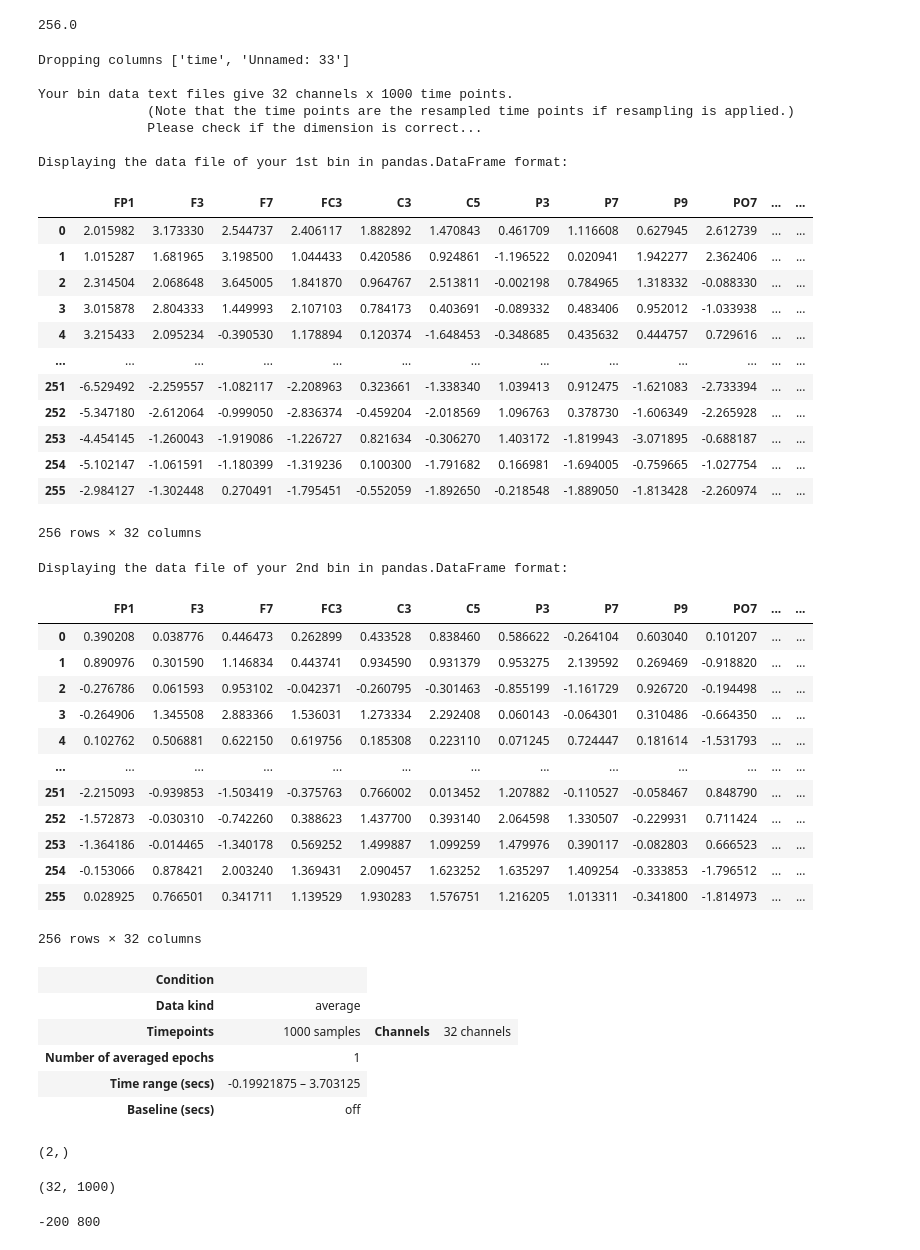
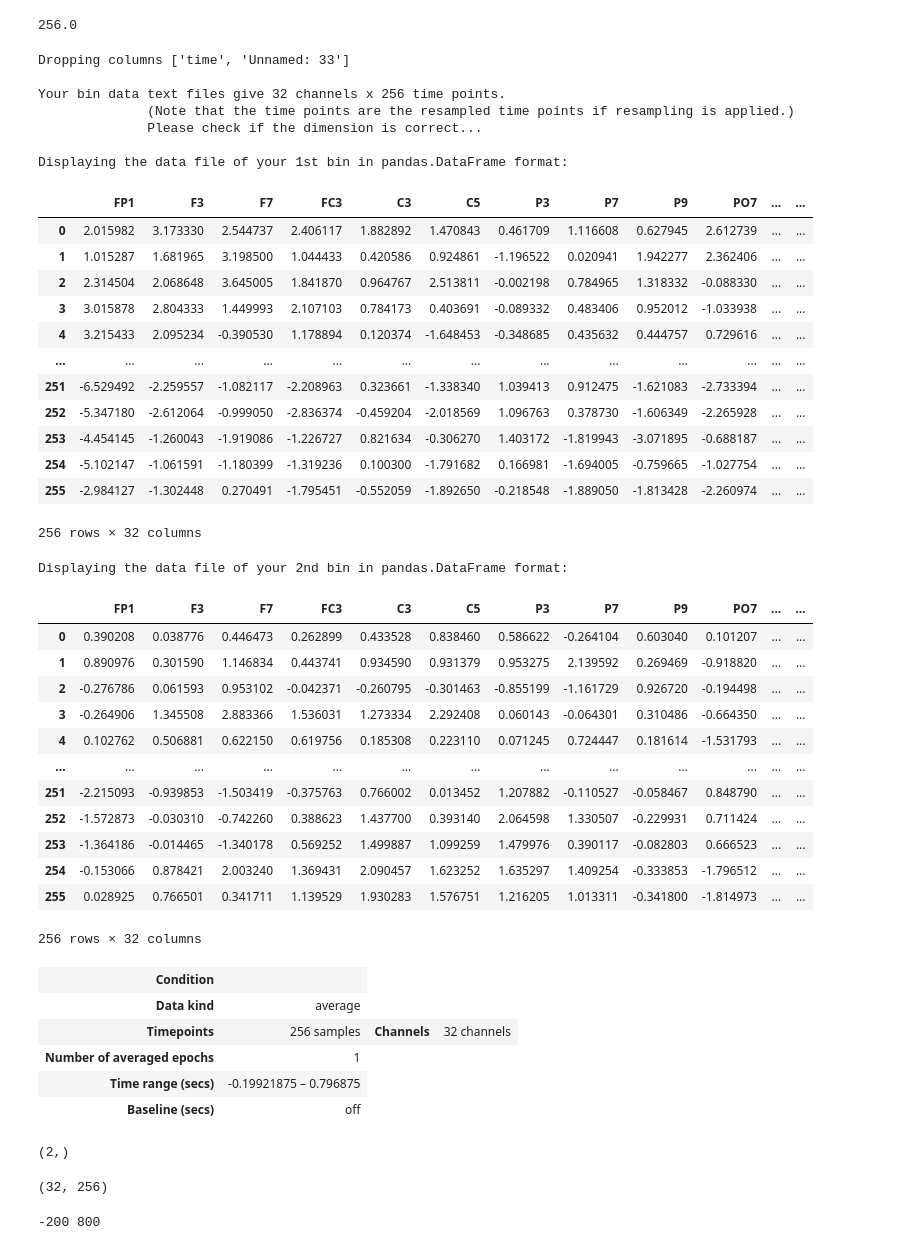
Before and after one commit to amandalin047/ERP_2023Fall, a Jupyter notebook: diff_waves/data_visualization_v3.ipynb, the cells around one changed output. Drawn from its saved outputs; the diff is of its cells as text; code cells hidden in the pictures.

```diff
--- a/diff_waves/data_visualization_v3.ipynb
+++ b/diff_waves/data_visualization_v3.ipynb
@@ -37,7 +37,7 @@ def align_bindata_files(bins, prefix, path, start=10, end=-5, end_except=-4):
 
 
 Evoked_Wrapper = namedtuple('Evoked_Wrapper',
-                            ['evokeds','data','bins','ch_names','tmin','tmax'])
+                            ['evokeds', 'info','data','bins','ch_names','tmin','tmax'])
 
 
 def evoked_wrapper_from_data(bins, path, files, tmin, info, col_to_drop=['time','Unnamed: 35'], sep='	', resample=False,
@@ -72,9 +72,9 @@ def evoked_wrapper_from_data(bins, path, files, tmin, info, col_to_drop=['time',
             print(f'Displaying the data file of your {num} bin in pandas.DataFrame format:\n')
             display(dfs[i-1]) if not dfs[i-1].empty else print("Ooops! You've got an empty DataFrame!\n\n")
 
-    evoked_wrapper = Evoked_Wrapper(evokeds, data, bins,
+    evoked_wrapper = Evoked_Wrapper(evokeds, info, data, bins,
                                     evokeds[0].ch_names,
-                                    int(tmin*1000),int(data[0].shape[1])+int(tmin*1000))
+                                    int(tmin*1000),int(data[0].shape[1]*1000/info['sfreq'])+int(tmin*1000))
     return evoked_wrapper
 
 
@@ -84,13 +84,15 @@ def my_plots(evoked_wrapper, layout=None, pos_dict=None, xlabel_pos=None, ylabel
              loc='', borderpad=None, bbox_to_anchor=[],
              pad=1.08, save=False, fname=None):
 
-    evokeds, data, bins, ch_names, tmin, tmax = evoked_wrapper
+    evokeds, info, data, bins, ch_names, tmin, tmax = evoked_wrapper
+    N = data[0].shape[1]
 
     ch_dict = {}
     for i, x in enumerate(ch_names):
         ch_dict[x] = i
 
-    t = [i for i in range(tmin, tmax)]
+    t = [i for i in range(1, N+1)]
+    actual_xticks = [(i-tmin)*N/(tmax-tmin) for i in xticks]
 
     if layout == 'Classic ERP':
         figure, axes = plt.subplots(nrows,ncols, figsize=figsize, sharey=True)
@@ -101,14 +103,14 @@ def my_plots(evoked_wrapper, layout=None, pos_dict=None, xlabel_pos=None, ylabel
             for i, x in enumerate(bins_to_plot):
                 ax.plot(t, data[bins[x]][ch_dict[ch]],
                         linestyle=linestyles[i], color=colors[i], label=x)
-            ax.axvline(x=0, color='black', linewidth=0.5)
+            ax.axvline(x=abs(tmin)/(tmax-tmin)*N, color='black', linewidth=0.5)
             ax.axhline(y=0, color='black', linewidth=0.5)
             ax.set_title(ch)
             ax.set_xlabel('Time (ms)') # xlabel fontsize and labelpad not customized yet
-            if xlim != (0,0): ax.set_xlim(xlim[0], xlim[1])
-            ax.set_xticks(xticks)
+            ax.set_xlim((xlim[0]-tmin)*N/(tmax-tmin), (xlim[1]-tmin)*N/(tmax-tmin))
+            ax.set_xticks(actual_xticks, labels=xticks)
             ax.set_ylabel('µV') # ylabel fontsize and labelpad not customized yet
-            if ylim != (0,0): ax.set_ylim(ylim[0], ylim[1])
+            ax.set_ylim(ylim[0], ylim[1])
             ax.set_yticks(yticks)
             ax.invert_yaxis()
             ax.yaxis.set_tick_params(labelbottom=True) # yticks label fontsize not customized yet
@@ -134,11 +136,11 @@ def my_plots(evoked_wrapper, layout=None, pos_dict=None, xlabel_pos=None, ylabel
             ax = plt.subplot(nrows, ncols, pos_dict[ch]+1)
             for i, x in enumerate(bins_to_plot):
                 ax.plot(t, data[bins[x]][ch_dict[ch]], linestyle=linestyles[i], color=colors[i], label=x)
-            ax.axvline(x=0, color='black', linewidth=0.5)
+            ax.axvline(x=abs(tmin)/(tmax-tmin)*N, color='black', linewidth=0.5)
             ax.axhline(y=0, color='black', linewidth=0.5)
             ax.set_title(ch, fontsize=40) # title fontsize not customized yet
-            ax.set_xlim(xlim[0], xlim[1])
-            ax.set_xticks(xticks)
+            ax.set_xlim((xlim[0]-tmin)*N/(tmax-tmin), (xlim[1]-tmin)*N/(tmax-tmin))
+            ax.set_xticks(actual_xticks, labels=xticks)
             ax.set_ylim(ylim[0], ylim[1])
             ax.set_yticks(yticks)
             ax.invert_yaxis()  # negative up
@@ -227,53 +229,53 @@ print(info['sfreq'])
 256.0
 # %%
 evoked_wrapper = evoked_wrapper_from_data(bins, 'avg_erp_bins', files, -0.2, info,
-                              col_to_drop=['time','Unnamed: 33'], sep='	', resample=True, disp=(1,2))
+                              col_to_drop=['time','Unnamed: 33'], sep='	', resample=False, disp=(1,2))
 
 display(evoked_wrapper.evokeds[0])
 display(evoked_wrapper.data.shape, evoked_wrapper.data[0].shape)
 # %% [output]
 Dropping columns ['time', 'Unnamed: 33']
 
-Your bin data text files give 32 channels x 1000 time points.
+Your bin data text files give 32 channels x 256 time points.
               (Note that the time points are the resampled time points if resampling is applied.)
               Please check if the dimension is correct...
 
 Displaying the data file of your 1st bin in pandas.DataFrame format:
 |  | FP1 | F3 | F7 | FC3 | C3 | C5 | P3 | P7 | P9 | PO7 | ... | ... |
 | 0 | 2.015982 | 3.173330 | 2.544737 | 2.406117 | 1.882892 | 1.470843 | 0.461709 | 1.116608 | 0.627945 | 2.612739 | ... | ... |
 | 1 | 1.015287 | 1.681965 | 3.198500 | 1.044433 | 0.420586 | 0.924861 | -1.196522 | 0.020941 | 1.942277 | 2.362406 | ... | ... |
 | 2 | 2.314504 | 2.068648 | 3.645005 | 1.841870 | 0.964767 | 2.513811 | -0.002198 | 0.784965 | 1.318332 | -0.088330 | ... | ... |
 | 3 | 3.015878 | 2.804333 | 1.449993 | 2.107103 | 0.784173 | 0.403691 | -0.089332 | 0.483406 | 0.952012 | -1.033938 | ... | ... |
 | 4 | 3.215433 | 2.095234 | -0.390530 | 1.178894 | 0.120374 | -1.648453 | -0.348685 | 0.435632 | 0.444757 | 0.729616 | ... | ... |
 | ... | ... | ... | ... | ... | ... | ... | ... | ... | ... | ... | ... | ... |
 | 251 | -6.529492 | -2.259557 | -1.082117 | -2.208963 | 0.323661 | -1.338340 | 1.039413 | 0.912475 | -1.621083 | -2.733394 | ... | ... |
 | 252 | -5.347180 | -2.612064 | -0.999050 | -2.836374 | -0.459204 | -2.018569 | 1.096763 | 0.378730 | -1.606349 | -2.265928 | ... | ... |
 | 253 | -4.454145 | -1.260043 | -1.919086 | -1.226727 | 0.821634 | -0.306270 | 1.403172 | -1.819943 | -3.071895 | -0.688187 | ... | ... |
 | 254 | -5.102147 | -1.061591 | -1.180399 | -1.319236 | 0.100300 | -1.791682 | 0.166981 | -1.694005 | -0.759665 | -1.027754 | ... | ... |
 | 255 | -2.984127 | -1.302448 | 0.270491 | -1.795451 | -0.552059 | -1.892650 | -0.218548 | -1.889050 | -1.813428 | -2.260974 | ... | ... |
 256 rows × 32 columns
 Displaying the data file of your 2nd bin in pandas.DataFrame format:
 |  | FP1 | F3 | F7 | FC3 | C3 | C5 | P3 | P7 | P9 | PO7 | ... | ... |
 | 0 | 0.390208 | 0.038776 | 0.446473 | 0.262899 | 0.433528 | 0.838460 | 0.586622 | -0.264104 | 0.603040 | 0.101207 | ... | ... |
 | 1 | 0.890976 | 0.301590 | 1.146834 | 0.443741 | 0.934590 | 0.931379 | 0.953275 | 2.139592 | 0.269469 | -0.918820 | ... | ... |
 | 2 | -0.276786 | 0.061593 | 0.953102 | -0.042371 | -0.260795 | -0.301463 | -0.855199 | -1.161729 | 0.926720 | -0.194498 | ... | ... |
 | 3 | -0.264906 | 1.345508 | 2.883366 | 1.536031 | 1.273334 | 2.292408 | 0.060143 | -0.064301 | 0.310486 | -0.664350 | ... | ... |
 | 4 | 0.102762 | 0.506881 | 0.622150 | 0.619756 | 0.185308 | 0.223110 | 0.071245 | 0.724447 | 0.181614 | -1.531793 | ... | ... |
 | ... | ... | ... | ... | ... | ... | ... | ... | ... | ... | ... | ... | ... |
 | 251 | -2.215093 | -0.939853 | -1.503419 | -0.375763 | 0.766002 | 0.013452 | 1.207882 | -0.110527 | -0.058467 | 0.848790 | ... | ... |
 | 252 | -1.572873 | -0.030310 | -0.742260 | 0.388623 | 1.437700 | 0.393140 | 2.064598 | 1.330507 | -0.229931 | 0.711424 | ... | ... |
 | 253 | -1.364186 | -0.014465 | -1.340178 | 0.569252 | 1.499887 | 1.099259 | 1.479976 | 0.390117 | -0.082803 | 0.666523 | ... | ... |
 | 254 | -0.153066 | 0.878421 | 2.003240 | 1.369431 | 2.090457 | 1.623252 | 1.635297 | 1.409254 | -0.333853 | -1.796512 | ... | ... |
 | 255 | 0.028925 | 0.766501 | 0.341711 | 1.139529 | 1.930283 | 1.576751 | 1.216205 | 1.013311 | -0.341800 | -1.814973 | ... | ... |
 256 rows × 32 columns
 | Condition |  |
 | Data kind | average |
-| Timepoints | 1000 samples | Channels | 32 channels |
+| Timepoints | 256 samples | Channels | 32 channels |
 | Number of averaged epochs | 1 |
-| Time range (secs) | -0.19921875 – 3.703125 |
+| Time range (secs) | -0.19921875 – 0.796875 |
 | Baseline (secs) | off |
 (2,)
-(32, 1000)
+(32, 256)
 # %%
 print(evoked_wrapper.tmin, evoked_wrapper.tmax)
 display(evoked_wrapper.bins)
```
Also changed, not shown: parts of 3 cells of this notebook.
